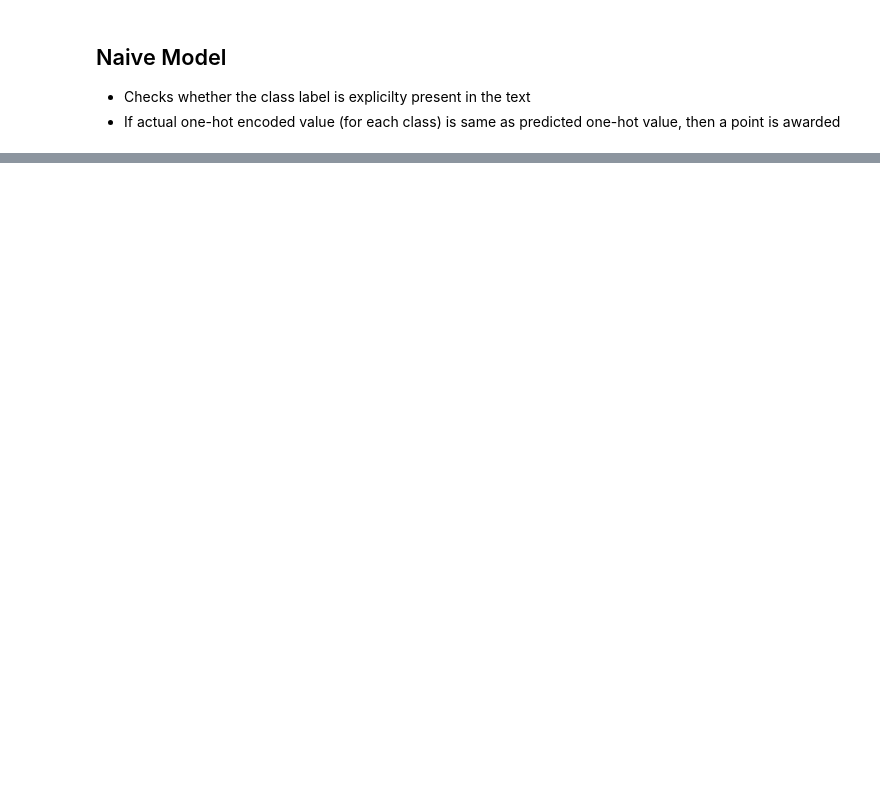
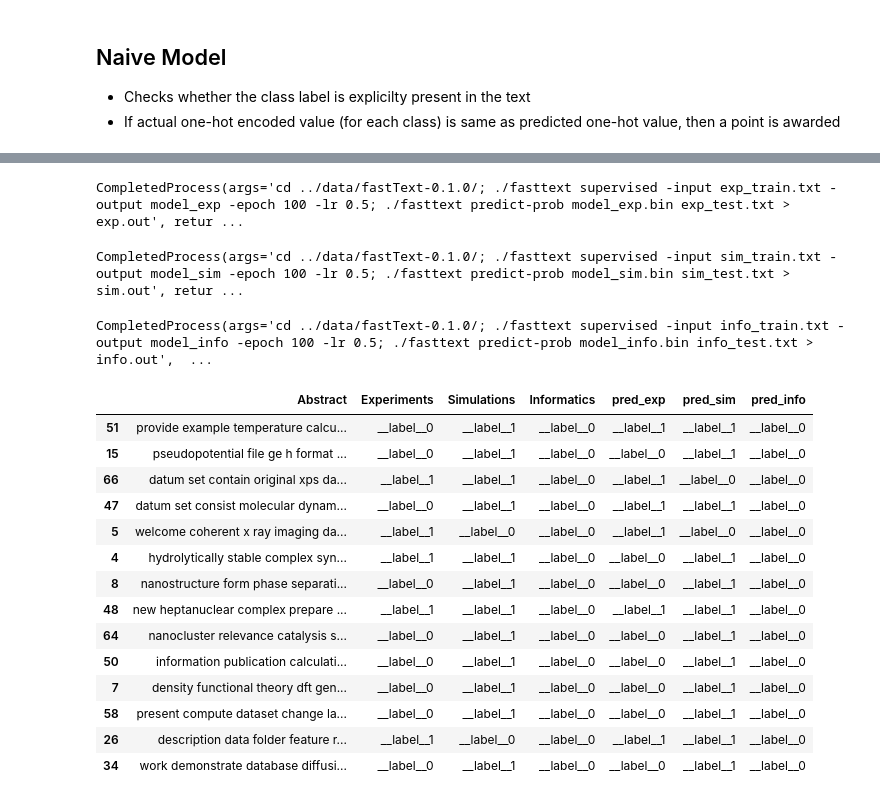
Before and after one commit to aswathyajith/Practicum-MDF, a Jupyter notebook: notebooks/MDF Dataset Classification.ipynb, the cells around one changed output, grey strips where cells are left out. Cells and saved outputs as stored; diff of their text form; code cells hidden in the pictures; blank space fills up the shorter version.

Commit message:
fasttext results

```diff
--- a/notebooks/MDF Dataset Classification.ipynb
+++ b/notebooks/MDF Dataset Classification.ipynb
@@ -121,0 +270,11 @@ accuracy(df)
+# %%
+train, test = train_test_split(prepped_df, test_size=0.2)
+
+exp_train = train.loc[:,['Experiments', 'Abstract']]
+exp_test = test.loc[:,['Abstract']]
+
+sim_train = train.loc[:,['Simulations', 'Abstract']]
+sim_test = test.loc[:,['Abstract']]
+
+info_train = train.loc[:,['Informatics', 'Abstract']]
+info_test = test.loc[:,['Abstract']]
@@ -121,0 +332,57 @@ accuracy(df)
+# %%
+subprocess.run("cd ../data/fastText-0.1.0/; ./fasttext supervised -input exp_train.txt -output model_exp -epoch 100 -lr 0.5; ./fasttext predict-prob model_exp.bin exp_test.txt > exp.out", shell=True, check=True, stdout=subprocess.PIPE)
+# %% [output]
+CompletedProcess(args='cd ../data/fastText-0.1.0/; ./fasttext supervised -input exp_train.txt -output model_exp -epoch 100 -lr 0.5; ./fasttext predict-prob model_exp.bin exp_test.txt > exp.out', retur ...
+# %%
+subprocess.run("cd ../data/fastText-0.1.0/; ./fasttext supervised -input sim_train.txt -output model_sim -epoch 100 -lr 0.5; ./fasttext predict-prob model_sim.bin sim_test.txt > sim.out", shell=True, check=True, stdout=subprocess.PIPE)
+# %% [output]
+CompletedProcess(args='cd ../data/fastText-0.1.0/; ./fasttext supervised -input sim_train.txt -output model_sim -epoch 100 -lr 0.5; ./fasttext predict-prob model_sim.bin sim_test.txt > sim.out', retur ...
+# %%
+subprocess.run("cd ../data/fastText-0.1.0/; ./fasttext supervised -input info_train.txt -output model_info -epoch 100 -lr 0.5; ./fasttext predict-prob model_info.bin info_test.txt > info.out", shell=True, check=True, stdout=subprocess.PIPE)
+# %% [output]
+CompletedProcess(args='cd ../data/fastText-0.1.0/; ./fasttext supervised -input info_train.txt -output model_info -epoch 100 -lr 0.5; ./fasttext predict-prob model_info.bin info_test.txt > info.out',  ...
+# %%
+pred_exp = []
+with open('../data/fastText-0.1.0/exp.out', "r") as exp_out:
+    lines = exp_out.readlines()
+    for line in lines:
+        label = line.split()[0]
+        pred_exp.append(label)
+
+test = test.assign(pred_exp=pred_exp)
+# %%
+pred_sim = []
+with open('../data/fastText-0.1.0/sim.out', "r") as sim_out:
+    lines = sim_out.readlines()
+    for line in lines:
+        label = line.split()[0]
+        pred_sim.append(label)
+
+test = test.assign(pred_sim=pred_sim)
+# %%
+pred_info = []
+with open('../data/fastText-0.1.0/info.out', "r") as info_out:
+    lines = info_out.readlines()
+    for line in lines:
+        label = line.split()[0]
+        pred_info.append(label)
+
+test = test.assign(pred_info=pred_info)
+# %%
+test
+# %% [output]
+|  | Abstract | Experiments | Simulations | Informatics | pred_exp | pred_sim | pred_info |
+| 51 | provide example temperature calcu... | __label__0 | __label__1 | __label__0 | __label__1 | __label__1 | __label__0 |
+| 15 | pseudopotential file ge h format ... | __label__0 | __label__1 | __label__0 | __label__0 | __label__1 | __label__0 |
+| 66 | datum set contain original xps da... | __label__1 | __label__1 | __label__0 | __label__1 | __label__0 | __label__0 |
+| 47 | datum set consist molecular dynam... | __label__0 | __label__1 | __label__0 | __label__1 | __label__1 | __label__0 |
+| 5 | welcome coherent x ray imaging da... | __label__1 | __label__0 | __label__0 | __label__1 | __label__0 | __label__0 |
+| 4 | hydrolytically stable complex syn... | __label__1 | __label__1 | __label__0 | __label__0 | __label__1 | __label__0 |
+| 8 | nanostructure form phase separati... | __label__0 | __label__1 | __label__0 | __label__0 | __label__1 | __label__0 |
+| 48 | new heptanuclear complex prepare ... | __label__1 | __label__1 | __label__0 | __label__1 | __label__1 | __label__0 |
+| 64 | nanocluster relevance catalysis s... | __label__0 | __label__1 | __label__0 | __label__0 | __label__1 | __label__0 |
+| 50 | information publication calculati... | __label__0 | __label__1 | __label__0 | __label__0 | __label__1 | __label__0 |
+| 7 | density functional theory dft gen... | __label__0 | __label__1 | __label__0 | __label__0 | __label__1 | __label__0 |
+| 58 | present compute dataset change la... | __label__0 | __label__1 | __label__0 | __label__0 | __label__1 | __label__0 |
+| 26 | description data folder feature r... | __label__1 | __label__0 | __label__0 | __label__1 | __label__1 | __label__0 |
+| 34 | work demonstrate database diffusi... | __label__0 | __label__1 | __label__0 | __label__0 | __label__1 | __label__0 |
```
Also changed, not shown: parts of 35 cells of this notebook, 57 other files.
